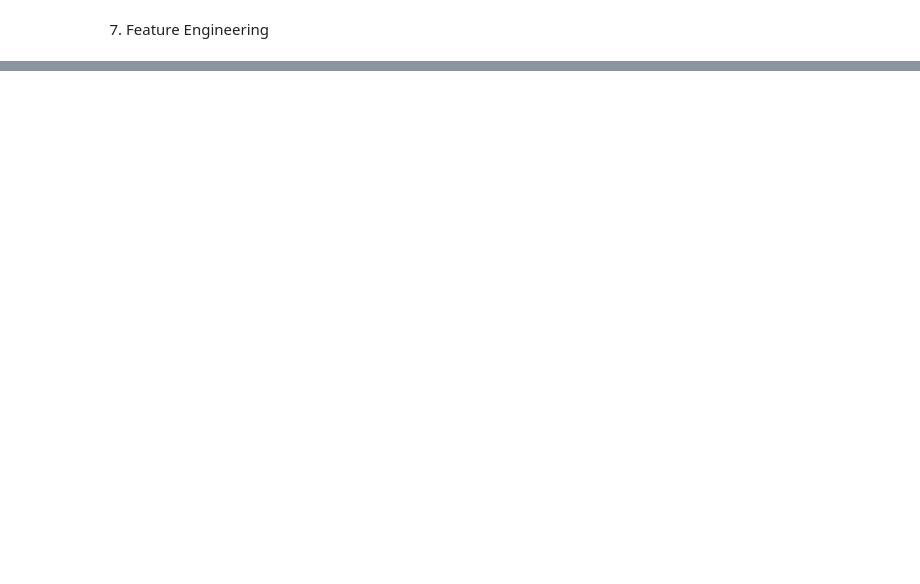
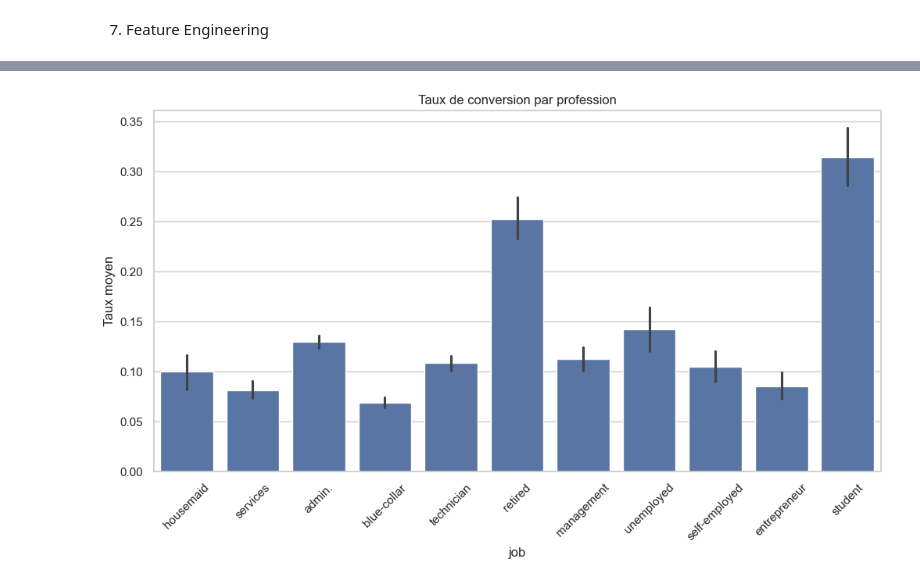
Before and after one commit to AhmedHammadi117/Bank-marketing, a Jupyter notebook: analyse-final.ipynb, the cells around one changed output, grey strips where cells are left out. Drawn from its saved outputs; the diff is of its cells as text; code cells hidden in the pictures; blank space fills up the shorter version.

```diff
--- a/analyse-final.ipynb
+++ b/analyse-final.ipynb
@@ -125,0 +242,16 @@ display(df_fe.head())
+# %%
+# 3. Taux de conversion par profession
+plt.figure(figsize=(12,6))
+sns.barplot(
+    data=dt,
+    x='job',
+    y='y_bin',
+    estimator='mean'
+)
+plt.title("Taux de conversion par profession")
+plt.xticks(rotation=45)
+plt.ylabel("Taux moyen")
+plt.savefig(OUT_DIR / "Taux de conversion par profession.png", dpi=300, bbox_inches='tight')
+plt.show()
+# %% [output]
+[figure, added]
```
Also changed, not shown: parts of 13 cells of this notebook, 17 other files.
